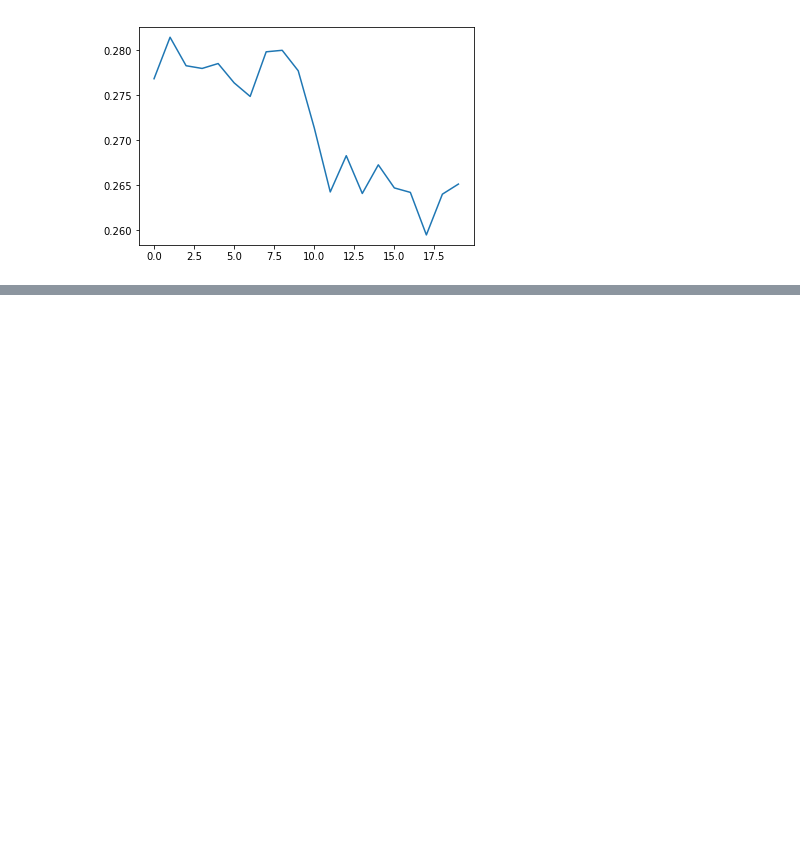
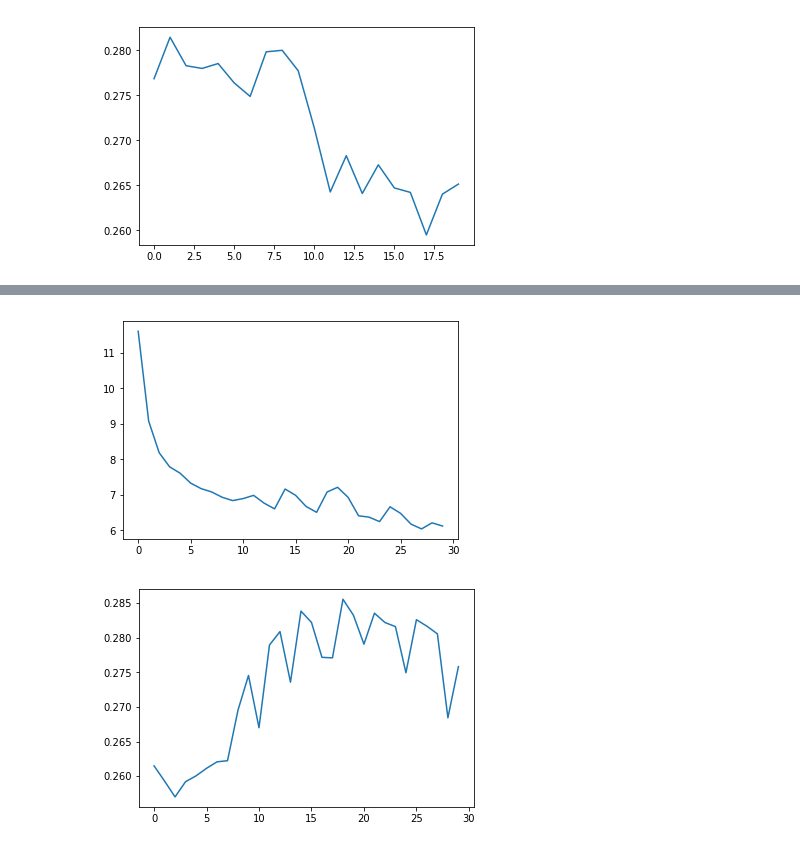
Before and after one commit to D2KLab/touringrec, a Jupyter notebook: SetupScript/RNN/show_results.ipynb, the cells around one changed output, grey strips where cells are left out. Cells and saved outputs as stored; diff of their text form; code cells hidden in the pictures; blank space fills up the shorter version.

```diff
--- a/SetupScript/RNN/show_results.ipynb
+++ b/SetupScript/RNN/show_results.ipynb
@@ -212,0 +228,5 @@ plotn(7, 10)
+# %%
+plotn(9, 10)
+# %% [output]
+[figure, added]
+[figure, added]
```
Also changed, not shown: parts of 5 cells of this notebook, 11 other files.
